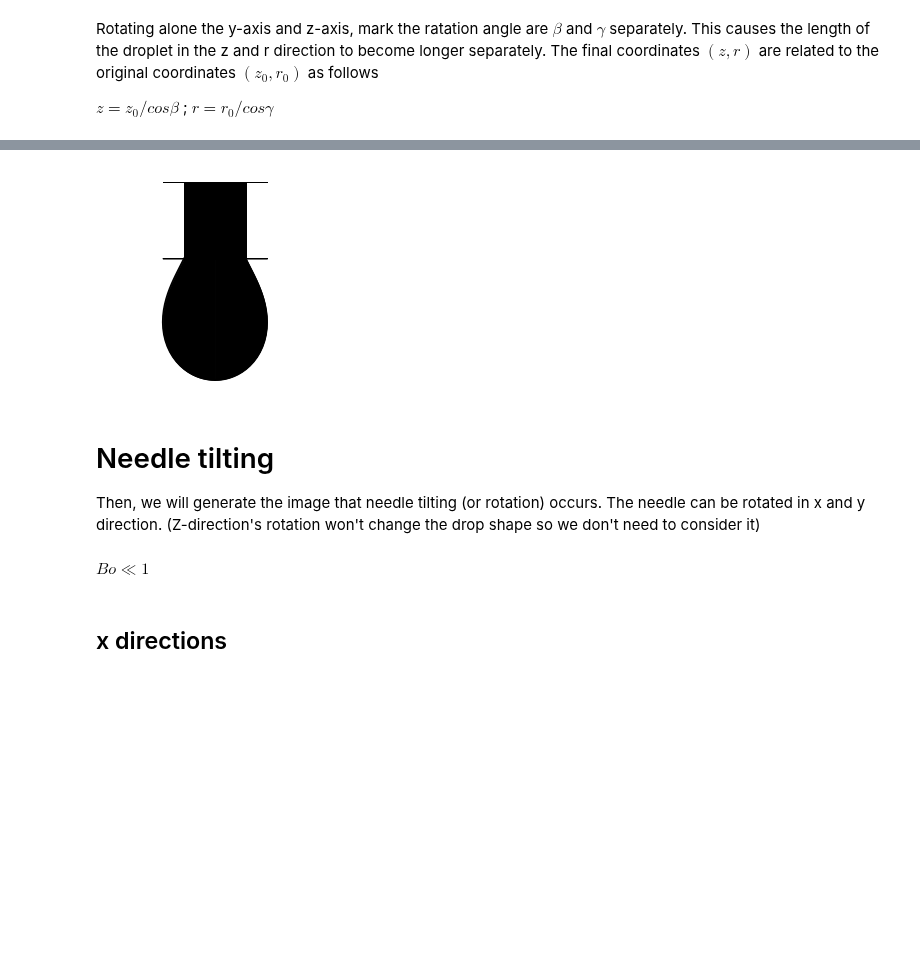
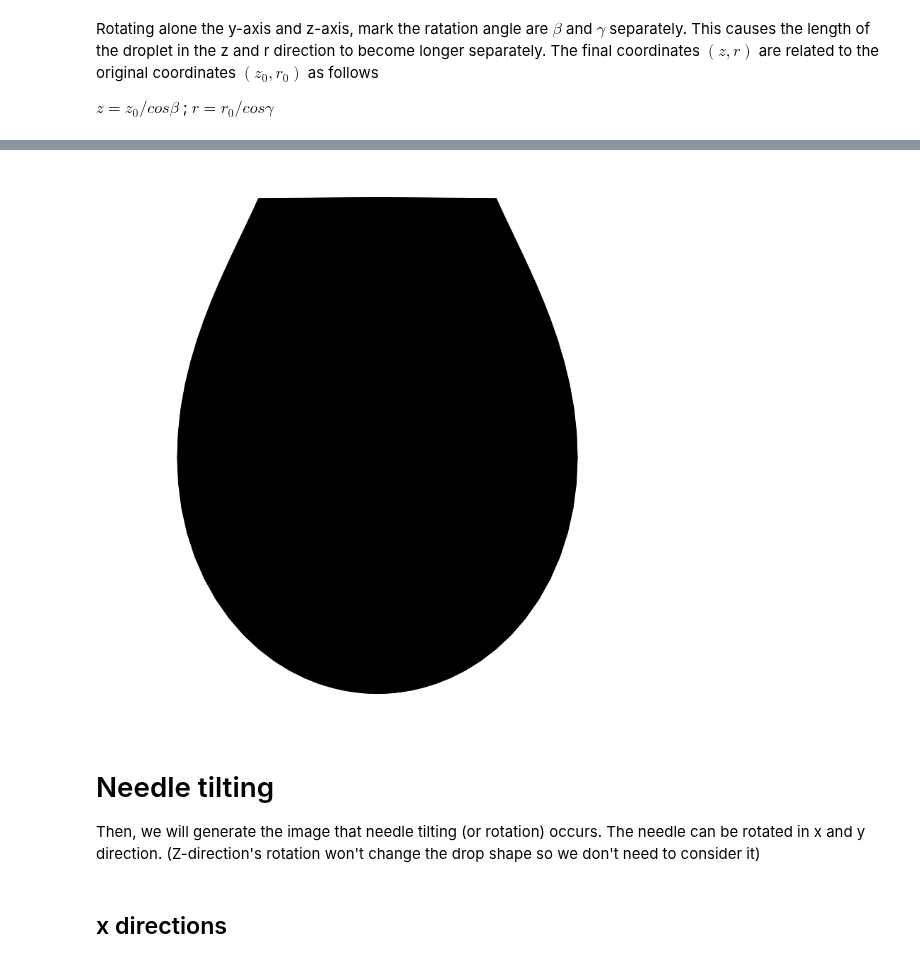
Before and after one commit to Lomolanisgo/Bayesian_PendantDrop_Tensiometry, a Jupyter notebook: gen_rotation_drop.ipynb, the cells around one changed output, grey strips where cells are left out. Cells and saved outputs as stored; diff of their text form; code cells hidden in the pictures; blank space fills up the shorter version.

```diff
--- a/gen_rotation_drop.ipynb
+++ b/gen_rotation_drop.ipynb
@@ -50,8 +50,8 @@ Rotating alone the y-axis and z-axis, mark the ratation angle are $\beta$ and $\
 $z = z_0/cos \beta $ ;
 $r = r_0/cos \gamma$
 # %%
-beta_dig=10
-gamma_dig=10
+beta_dig=20
+gamma_dig=0
 
 z=z0/m.cos(m.radians(beta_dig))
 r=r0/m.cos(m.radians(gamma_dig))
@@ -74,11 +74,21 @@ plt.axis('off')
+# %%
+def plt_image_needle_beta(r_a,z_a,path,l_needle=4,sigma=0,volume0=0,rneedle=1):
+
+    path=path+"/s%.2f_v%.2f_rn%.2f_ln%.2f_needle.jpg" %(sigma, volume0, rneedle,l_needle)
+    plt.figure(figsize=(10,10))
+    plt.plot(r_a,z_a,color='black')
+    plt.plot(-r_a,z_a,color='black')
+    plt.fill(r_a,z_a,-r_a,z_a,color='black')
+    plt.axis('equal')
+    plt.axis('off')
+    plt.savefig(path)
+    return
 # %%
-plt_image_needle(r_a=r,z_a=z,sigma=sigma,volume0=volume,rneedle=rneedle,l_needle=2.5,path='.')
+plt_image_needle_beta(r_a=r,z_a=z,sigma=sigma,volume0=volume,rneedle=rneedle,l_needle=2.5,path='.')
 # %% [output]
-[figure, old version]
+[figure, new version]
 # %% [markdown]
 # Needle tilting
 Then, we will generate the image that needle tilting (or rotation) occurs. The needle can be rotated in x and y direction. (Z-direction's  rotation won't change the drop shape so we don't need to consider it)
-# %% [markdown]
-$Bo\ll1$
 # %% [markdown]
 ## x directions
```
Also changed, not shown: parts of 3 cells of this notebook.
